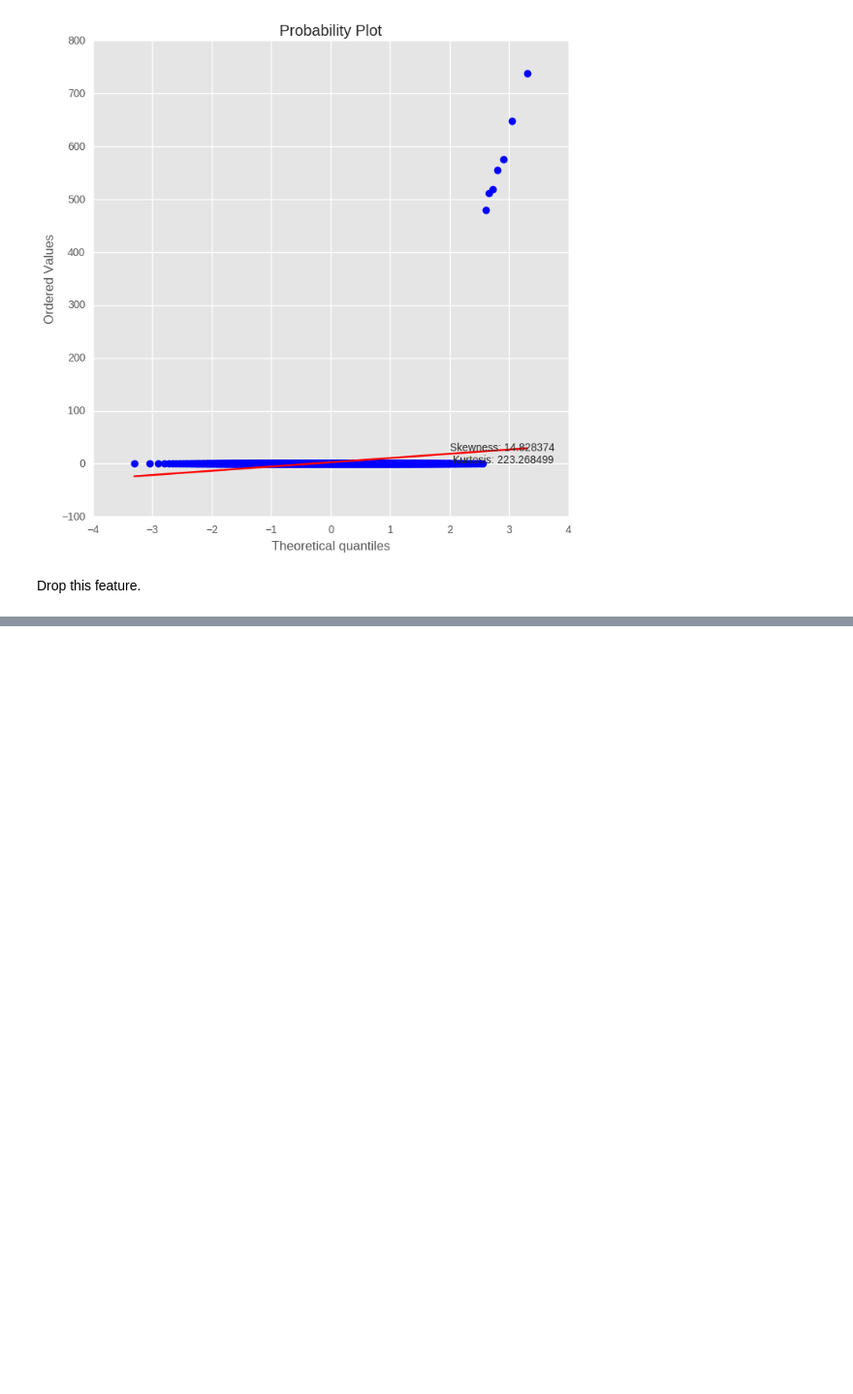
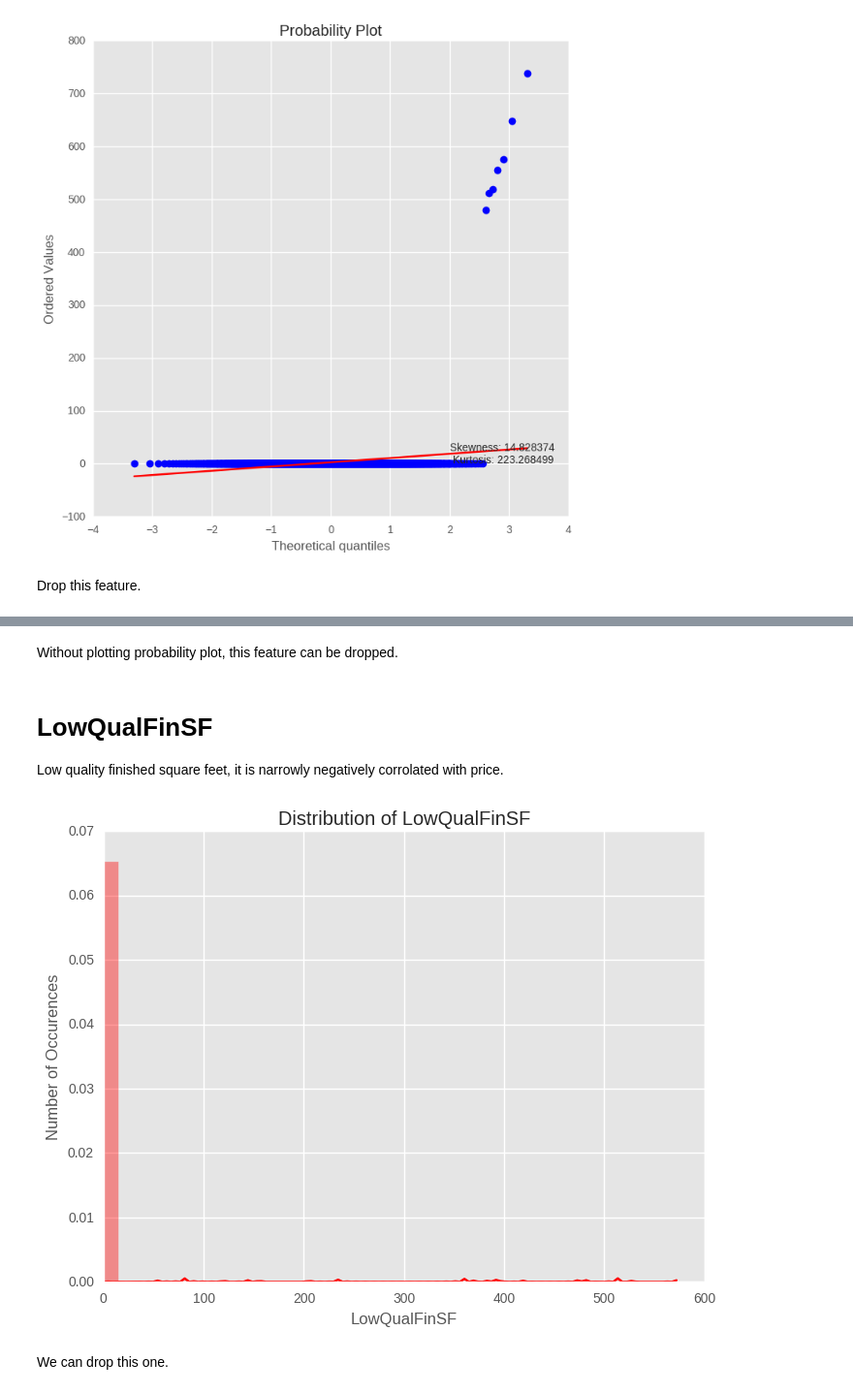
Before and after one commit to dolremi/Housing_Price, a Jupyter notebook: notebook/Data/Numerical_features.ipynb, the cells around one changed output, grey strips where cells are left out. Shown at 97% size. Drawn from its saved outputs; the diff is of its cells as text; code cells hidden in the pictures; blank space fills up the shorter version.

```diff
--- a/notebook/Data/Numerical_features.ipynb
+++ b/notebook/Data/Numerical_features.ipynb
@@ -335,0 +349,11 @@ Drop this feature.
+# %% [markdown]
+Without plotting probability plot, this feature can be dropped.
+# %% [markdown]
+# LowQualFinSF
+Low quality finished square feet, it is narrowly negatively corrolated with price.
+# %%
+plot_univariate_dist(num, "LowQualFinSF")
+# %% [output]
+[figure, added]
+# %% [markdown]
+We can drop this one.
```
Also changed, not shown: parts of 8 cells of this notebook, 1 other file.
